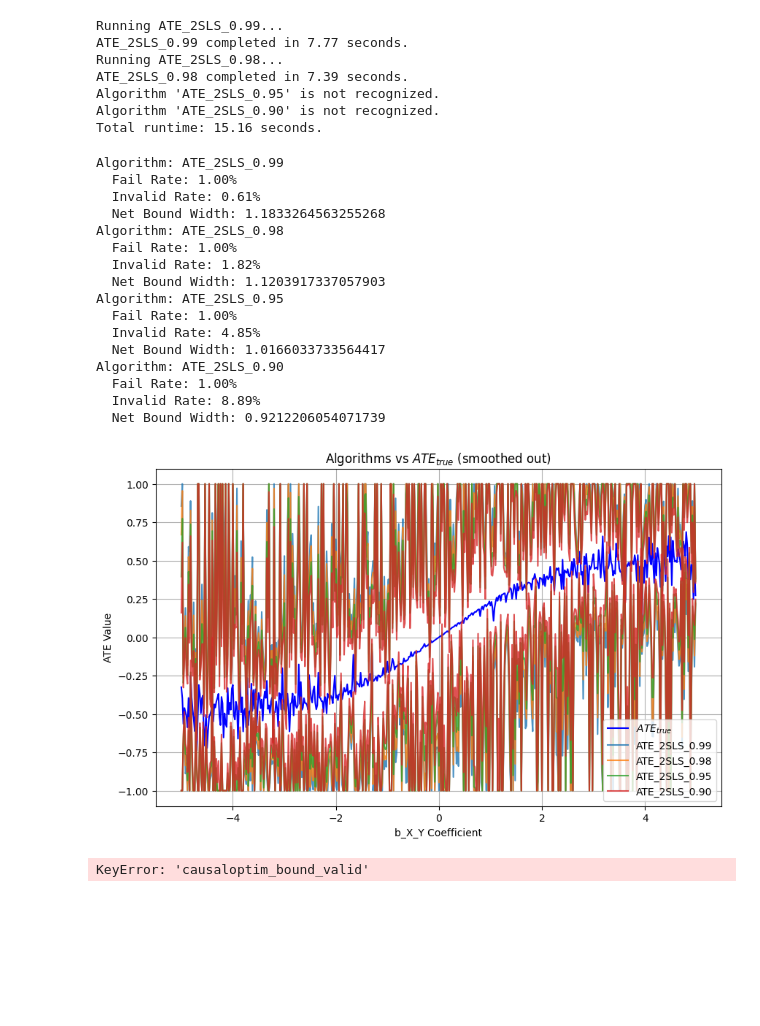
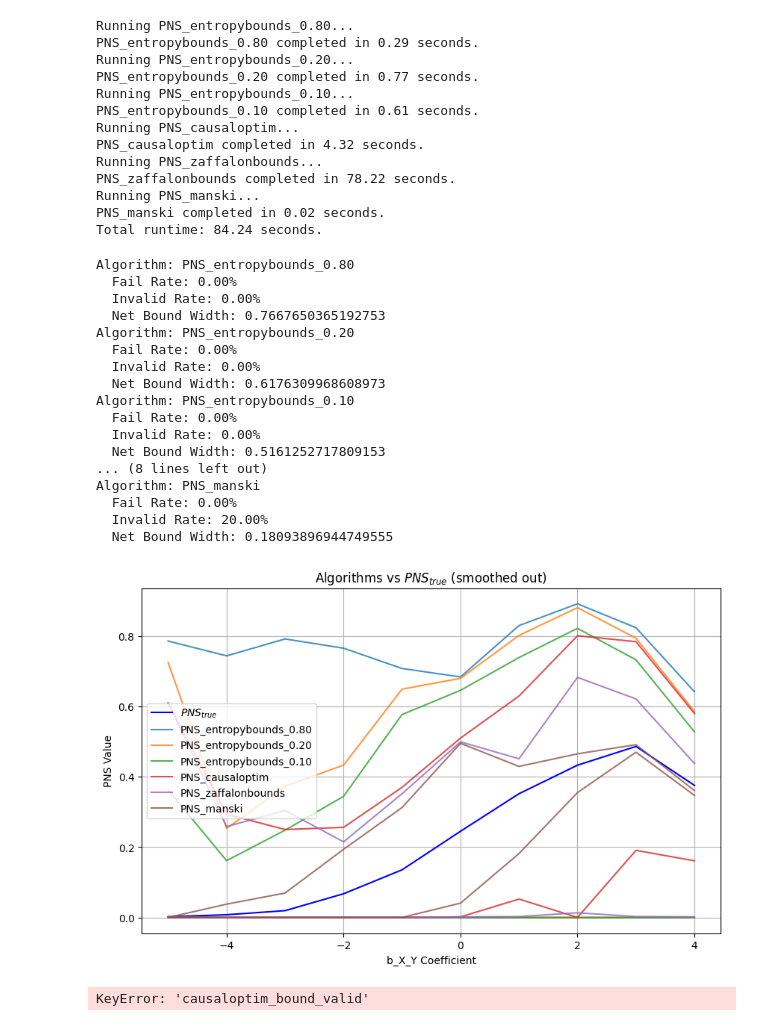
Before and after one commit to tmaringgele/causal-bounds, a Jupyter notebook: simulation_engine/test.ipynb, the cells around one changed output. Saved outputs shown, nothing was run; the diff lists cells and outputs as text; code cells hidden in the pictures; blank space fills up the shorter version.

Commit message:
entropy PNS bounds

```diff
--- a/simulation_engine/test.ipynb
+++ b/simulation_engine/test.ipynb
@@ -22,41 +22,49 @@ warnings.simplefilter(action='ignore', category=FutureWarning)
 
 from simulation_engine.algorithms.zaffalonbounds import ZaffalonBounds
 # %%
-data = BinaryIV.generate_data_rolling_ate(N_simulations=500)
+data = BinaryIV.generate_data_rolling_ate(N_simulations=10)
 # %%
 binaryIV = BinaryIV('IV Dag', data)
 
-runtimes = binaryIV.run_all_bounding_algorithms(['ATE_2SLS_0.99', 'ATE_2SLS_0.98'])
+runtimes = binaryIV.run_all_bounding_algorithms(
+    ['PNS_entropybounds_0.80', 'PNS_entropybounds_0.20', 'PNS_entropybounds_0.10', 'PNS_causaloptim', 'PNS_zaffalonbounds', 'PNS_manski'])
 # %% [output]
-Running ATE_2SLS_0.99...
-ATE_2SLS_0.99 completed in 7.77 seconds.
-Running ATE_2SLS_0.98...
-ATE_2SLS_0.98 completed in 7.39 seconds.
-Algorithm 'ATE_2SLS_0.95' is not recognized.
-Algorithm 'ATE_2SLS_0.90' is not recognized.
-Total runtime: 15.16 seconds.
+Running PNS_entropybounds_0.80...
+PNS_entropybounds_0.80 completed in 0.29 seconds.
+Running PNS_entropybounds_0.20...
+PNS_entropybounds_0.20 completed in 0.77 seconds.
+Running PNS_entropybounds_0.10...
+PNS_entropybounds_0.10 completed in 0.61 seconds.
+Running PNS_causaloptim...
+PNS_causaloptim completed in 4.32 seconds.
+Running PNS_zaffalonbounds...
+PNS_zaffalonbounds completed in 78.22 seconds.
+Running PNS_manski...
+PNS_manski completed in 0.02 seconds.
+Total runtime: 84.24 seconds.
 # %%
 algorithms = list(runtimes['runtimes'].keys())
 PlottingUtil.print_bound_statistics(binaryIV.data, algorithms)
-PlottingUtil.plot_smoothed_query_vs_bounds(binaryIV.data, 'ATE', algorithms, 1)
+PlottingUtil.plot_smoothed_query_vs_bounds(binaryIV.data, 'PNS', algorithms, 1)
 # %% [output]
-Algorithm: ATE_2SLS_0.99
-  Fail Rate: 1.00%
-  Invalid Rate: 0.61%
-  Net Bound Width: 1.1833264563255268
-Algorithm: ATE_2SLS_0.98
-  Fail Rate: 1.00%
-  Invalid Rate: 1.82%
-  Net Bound Width: 1.1203917337057903
-Algorithm: ATE_2SLS_0.95
-  Fail Rate: 1.00%
-  Invalid Rate: 4.85%
-  Net Bound Width: 1.0166033733564417
-Algorithm: ATE_2SLS_0.90
-  Fail Rate: 1.00%
-  Invalid Rate: 8.89%
-  Net Bound Width: 0.9212206054071739
+Algorithm: PNS_entropybounds_0.80
+  Fail Rate: 0.00%
+  Invalid Rate: 0.00%
+  Net Bound Width: 0.7667650365192753
+Algorithm: PNS_entropybounds_0.20
+  Fail Rate: 0.00%
+  Invalid Rate: 0.00%
+  Net Bound Width: 0.6176309968608973
+Algorithm: PNS_entropybounds_0.10
+  Fail Rate: 0.00%
+  Invalid Rate: 0.00%
+  Net Bound Width: 0.5161252717809153
+... (8 lines left out)
+Algorithm: PNS_manski
+  Fail Rate: 0.00%
+  Invalid Rate: 20.00%
+  Net Bound Width: 0.18093896944749555
-[figure, old version]
+[figure, new version]
 # %%
 invalids = binaryIV.data[binaryIV.data['causaloptim_bound_valid'] == False]
 invalIV = BinaryIV('IV Dag', invalids)
```
Also changed, not shown: 2 other files.
